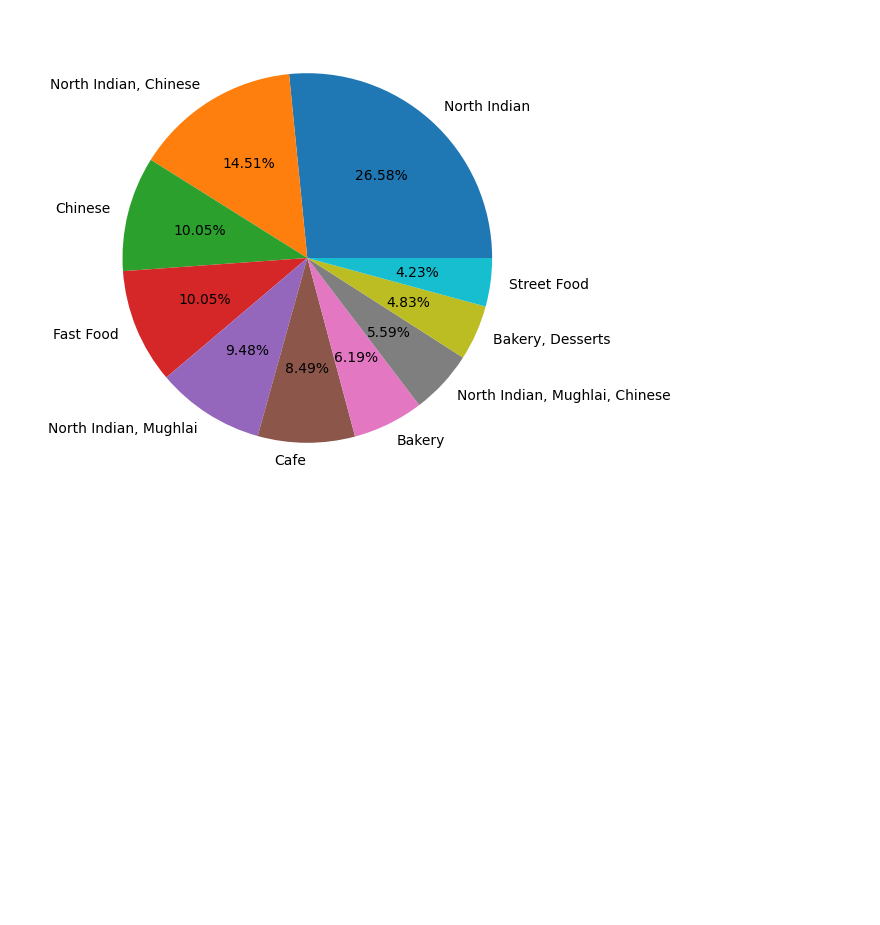
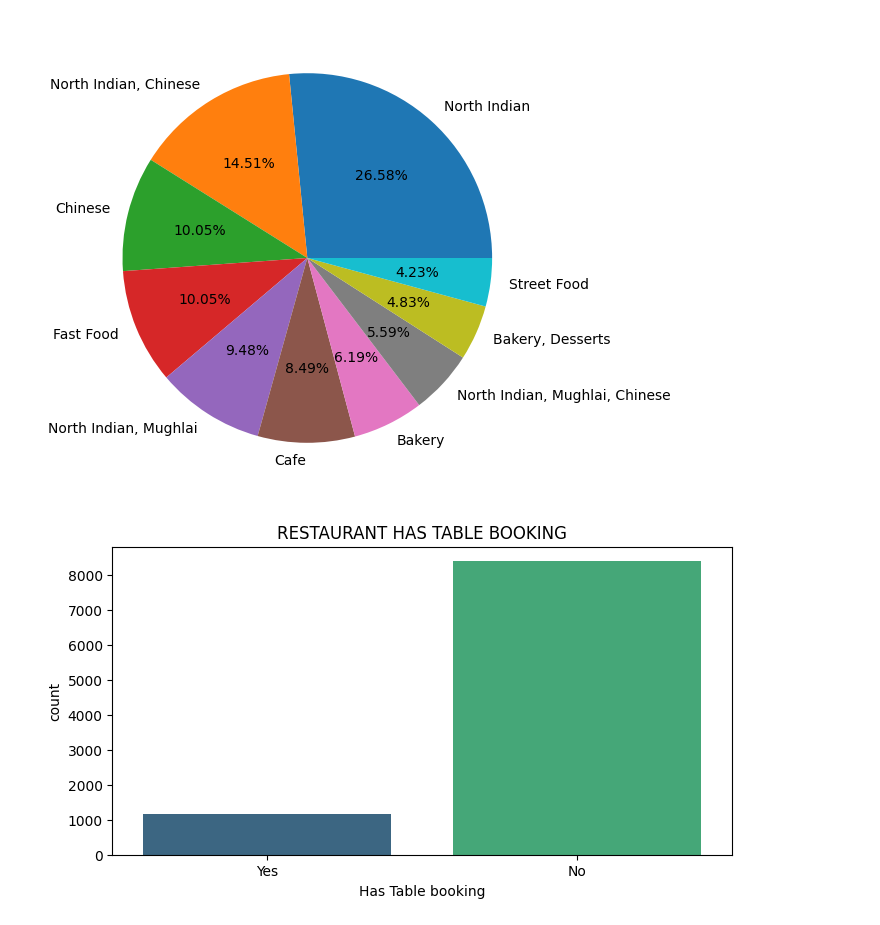
Before and after one commit to Ajeetm1/Zomato-Data-Analysis-Using-Python, a Jupyter notebook: Zomato_Data_Analysis.ipynb, the cells around one changed output. Cells and saved outputs as stored; diff of their text form; code cells hidden in the pictures; blank space fills up the shorter version.

```diff
--- a/Zomato_Data_Analysis.ipynb
+++ b/Zomato_Data_Analysis.ipynb
@@ -497,3 +487,10 @@ plt.pie(final_df['Cuisines'].value_counts().values[:10],labels=final_df['Cuisine
   Text(0.5484750160474001, -0.24325944333530836, '4.83%'),
   Text(0.5947085430329688, -0.07950942613051214, '4.23%')])
 [figure]
+# %%
+plt.figure(figsize = (8, 4))
+sns.countplot(x = "Has Table booking", data = final_df, palette = "viridis",)
+plt.title("RESTAURANT HAS TABLE BOOKING")
+plt.show()
+# %% [output]
+[figure, added]
```
Also changed, not shown: parts of 6 cells of this notebook.
